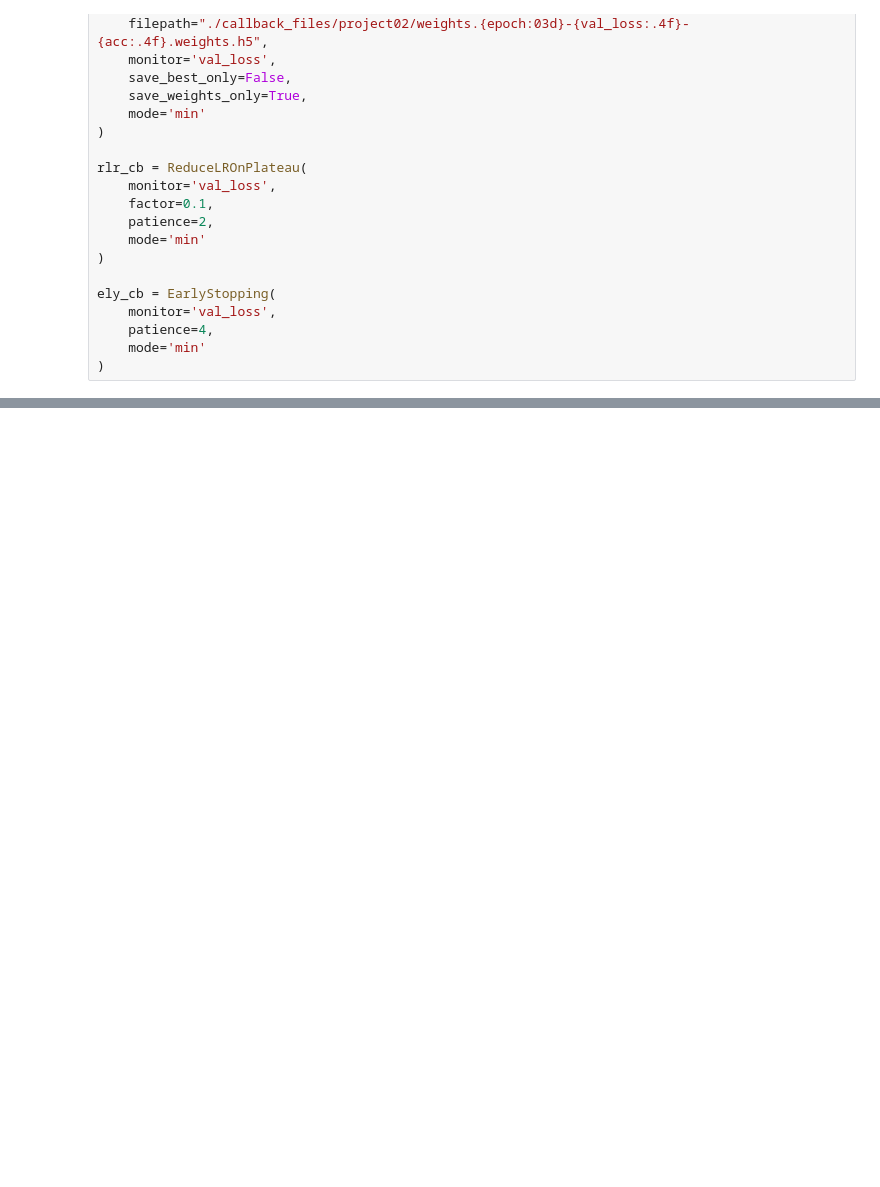
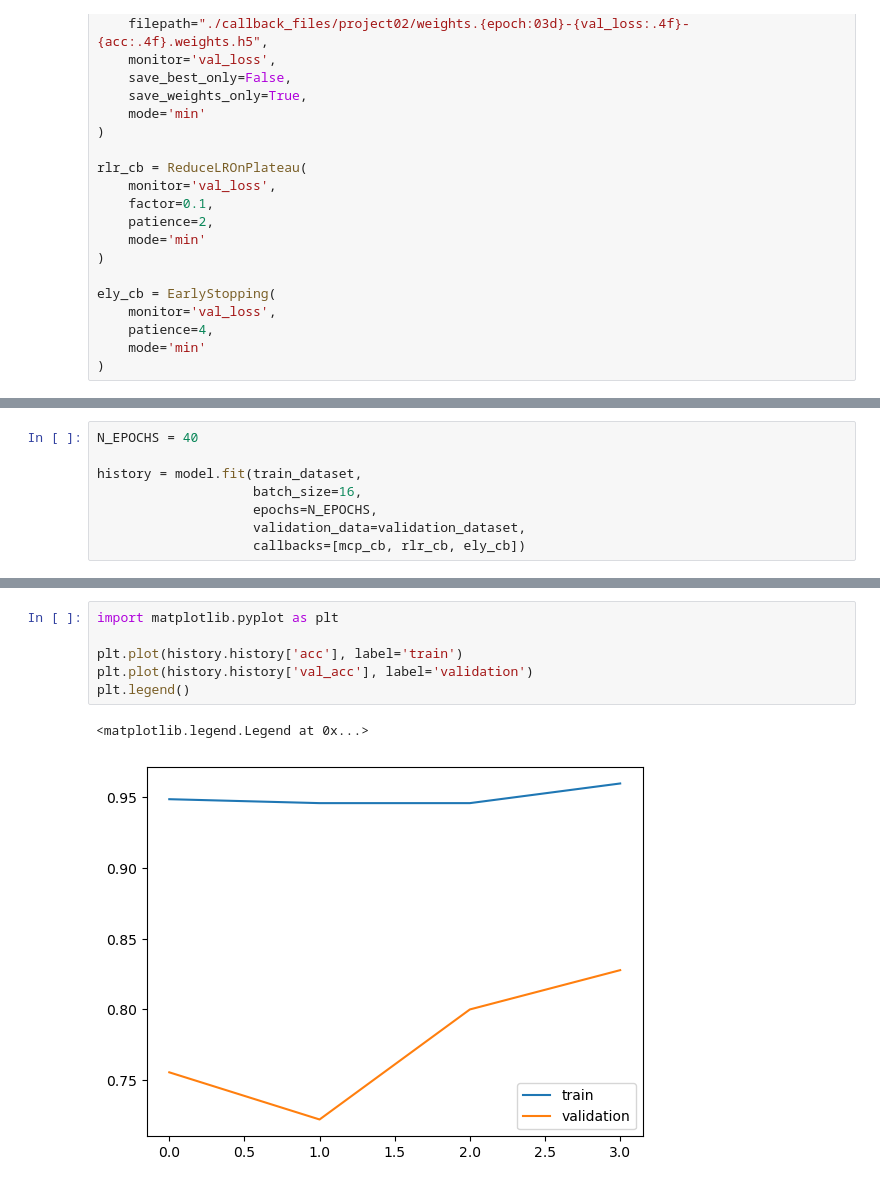
Before and after one commit to kimgusan/Deep_learning, a Jupyter notebook: f_pretrained_model/z_project02.ipynb, the cells around one changed output, grey strips where cells are left out. Saved outputs shown, nothing was run; the diff lists cells and outputs as text; blank space fills up the shorter version.

```diff
--- a/f_pretrained_model/z_project02.ipynb
+++ b/f_pretrained_model/z_project02.ipynb
@@ -290,0 +582,8 @@ history = model.fit(train_dataset,
+# %%
+N_EPOCHS = 40
+
+history = model.fit(train_dataset,
+                    batch_size=16,
+                    epochs=N_EPOCHS,
+                    validation_data=validation_dataset,
+                    callbacks=[mcp_cb, rlr_cb, ely_cb])
@@ -290,0 +611,9 @@ history = model.fit(train_dataset,
+# %%
+import matplotlib.pyplot as plt
+
+plt.plot(history.history['acc'], label='train')
+plt.plot(history.history['val_acc'], label='validation')
+plt.legend()
+# %% [output]
+<matplotlib.legend.Legend at 0x...>
+[figure, added]
```
Also changed, not shown: parts of 31 cells of this notebook, 4 other files.
